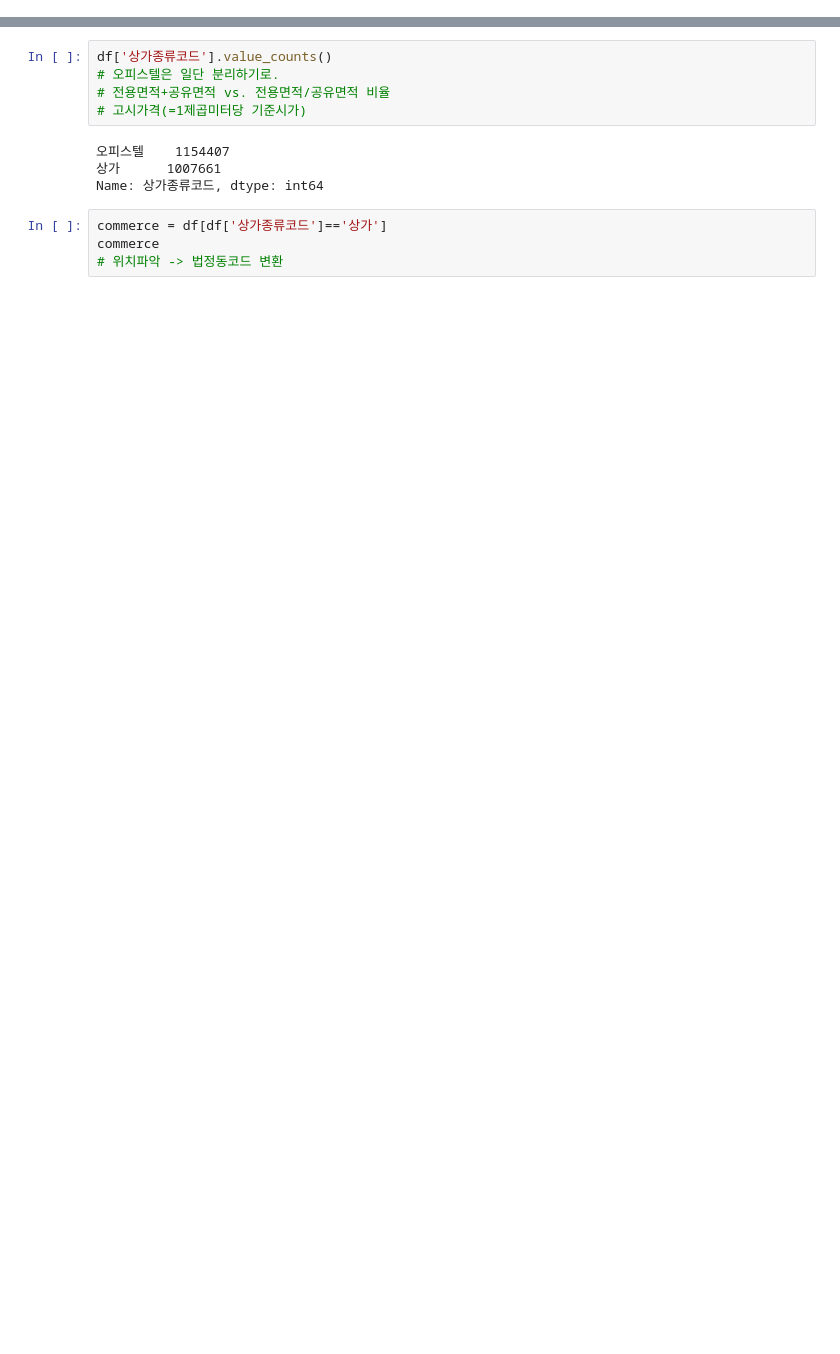
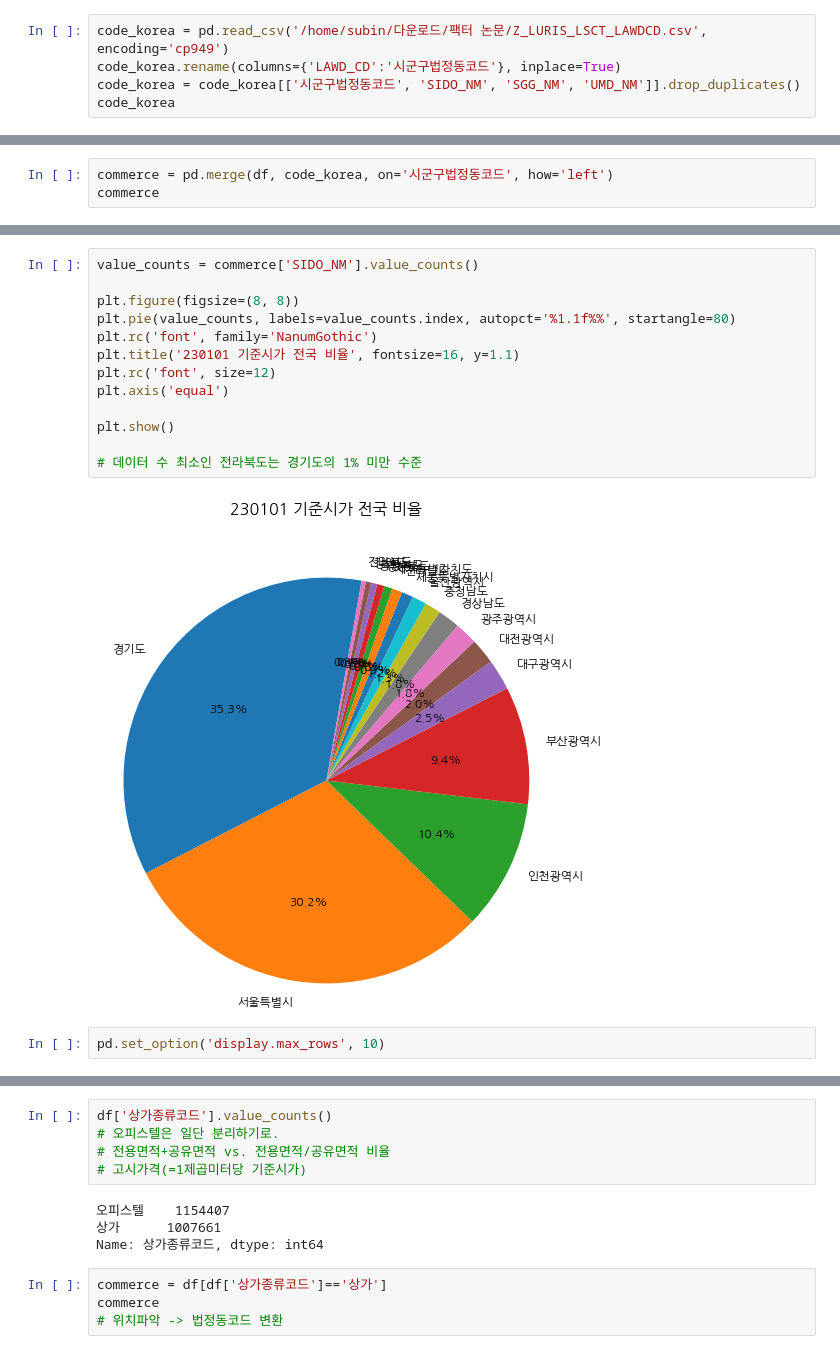
Before and after one commit to jiboo01/Real-Estate-Data-Analysis, a Jupyter notebook: 개발팩터/상업용 기준시가 0728.ipynb, the cells around one changed output, grey strips where cells are left out. Drawn from its saved outputs; the diff is of its cells as text; blank space fills up the shorter version.

```diff
--- a/개발팩터/상업용 기준시가 0728.ipynb
+++ b/개발팩터/상업용 기준시가 0728.ipynb
@@ -24,3 +31,8 @@ df
 | 64918 | 78192 | 오피스텔 | 2023-01-01 | 5013032021 | 일반지번 | 954 | 3 | 하르빌표선비동 | 비동 | 지상층 | 3 | ... |
 | 64919 | 78192 | 오피스텔 | 2023-01-01 | 5013032021 | 일반지번 | 954 | 3 | 하르빌표선비동 | 비동 | 지상층 | 3 | ... |
 2162068 rows × 17 columns
+# %%
+code_korea = pd.read_csv('/home/subin/다운로드/팩터 논문/Z_LURIS_LSCT_LAWDCD.csv', encoding='cp949')
+code_korea.rename(columns={'LAWD_CD':'시군구법정동코드'}, inplace=True)
+code_korea = code_korea[['시군구법정동코드', 'SIDO_NM', 'SGG_NM', 'UMD_NM']].drop_duplicates()
+code_korea
@@ -26,0 +53,3 @@ df
+# %%
+commerce = pd.merge(df, code_korea, on='시군구법정동코드', how='left')
+commerce
@@ -26,0 +141,17 @@ df
+# %%
+value_counts = commerce['SIDO_NM'].value_counts()
+
+plt.figure(figsize=(8, 8))
+plt.pie(value_counts, labels=value_counts.index, autopct='%1.1f%%', startangle=80)
+plt.rc('font', family='NanumGothic')
+plt.title('230101 기준시가 전국 비율', fontsize=16, y=1.1)
+plt.rc('font', size=12)
+plt.axis('equal')
+
+plt.show()
+
+# 데이터 수 최소인 전라북도는 경기도의 1% 미만 수준
+# %% [output]
+[figure, added]
+# %%
+pd.set_option('display.max_rows', 10)
```
Also changed, not shown: parts of 32 cells of this notebook.
